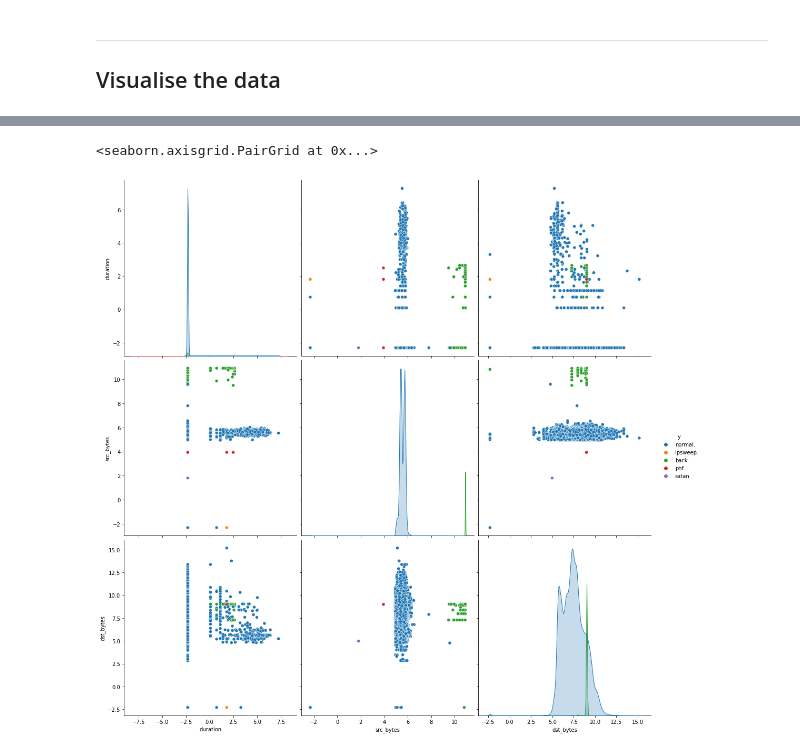
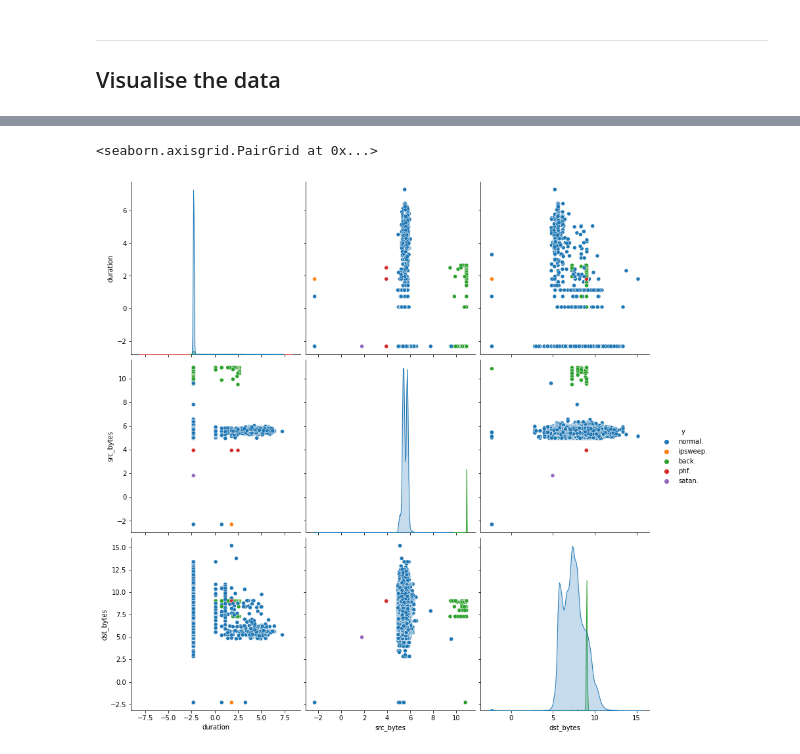
Before and after one commit to ritza-co/reviewnb-examples, a Jupyter notebook: kdd_cup/kdd_eda.ipynb, the cells around one changed output, grey strips where cells are left out. Saved outputs shown, nothing was run; the diff lists cells and outputs as text; code cells hidden in the pictures.

```diff
--- a/kdd_cup/kdd_eda.ipynb
+++ b/kdd_cup/kdd_eda.ipynb
@@ -181,7 +184,6 @@ for ti, target in enumerate(target_values):
 # %%
 # Plot a pairplot for all features
-dfd["y"] = dft["target"].values
-sns.pairplot(dfd, height=5, hue="y")
+sns.pairplot(dfd, height=4, hue="y", palette="tab10")
 # %% [output]
 <seaborn.axisgrid.PairGrid at 0x...>
-[figure, old version]
+[figure, new version]
```
Also changed, not shown: parts of 7 cells of this notebook.
